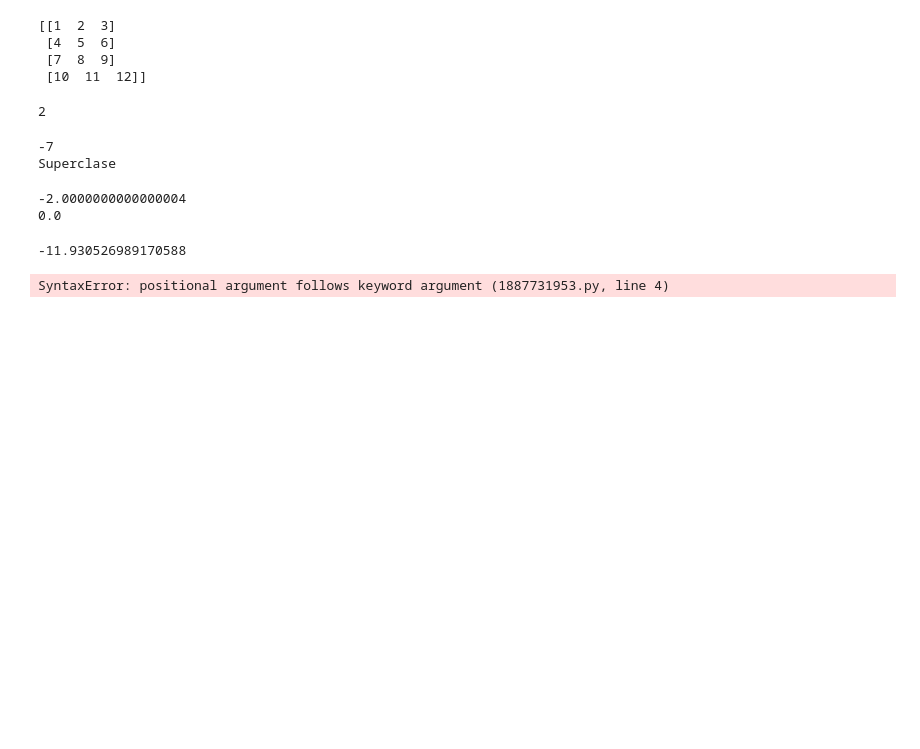
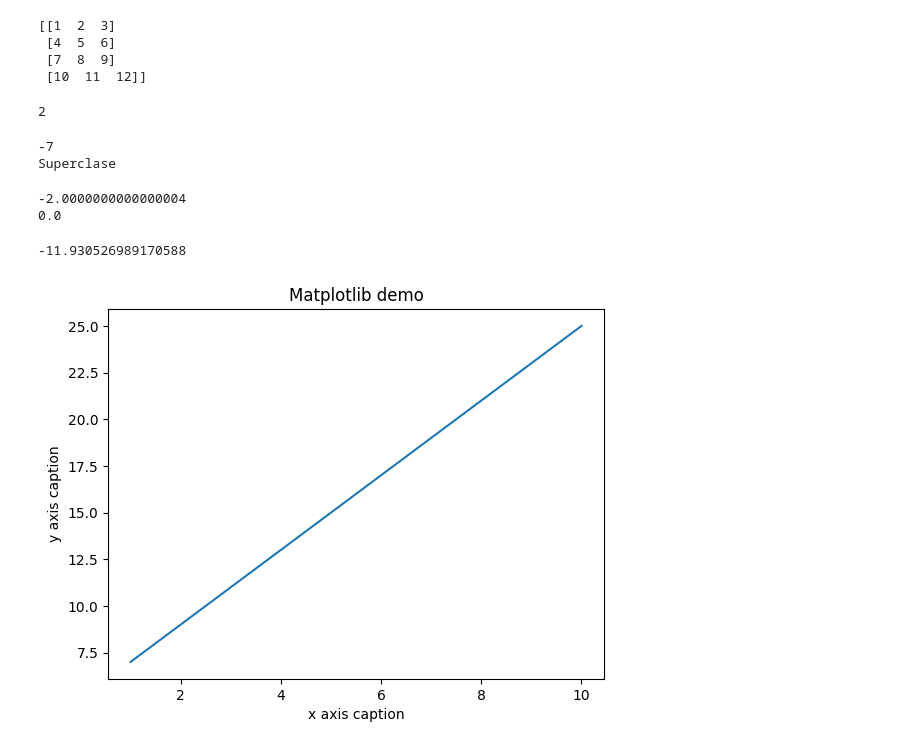
Before and after one commit to JorgeLJimenez/Proyecto_Final_Programacion, a Jupyter notebook: Repaso.ipynb, the cells around one changed output. Saved outputs shown, nothing was run; the diff lists cells and outputs as text; code cells hidden in the pictures; blank space fills up the shorter version.

```diff
--- a/Repaso.ipynb
+++ b/Repaso.ipynb
@@ -952,5 +952,20 @@ random.uniform(-100, 100)
 # %% [output]
 -11.930526989170588
 # %%
+import numpy as np
+from matplotlib import pyplot as plt
+
+x_list = np.arange(-5, 5, 0.01)
+y_list = np.arange(-1, 1, 0.01)
+x, y = np.meshgrid(x_list, y_list)
+z_2 = np.sinc((x/np.pi)**2+(y/np.pi)**2)
+
+x = np.arange(1,11)
+y = 2 * x + 5
+plt.title("Matplotlib demo")
+plt.xlabel("x axis caption")
+plt.ylabel("y axis caption")
+plt.plot(x,y)
+plt.show()
 # %% [output]
-SyntaxError: positional argument follows keyword argument (1887731953.py, line 4)
+[figure, added]
```
Also changed, not shown: parts of 19 cells of this notebook.
